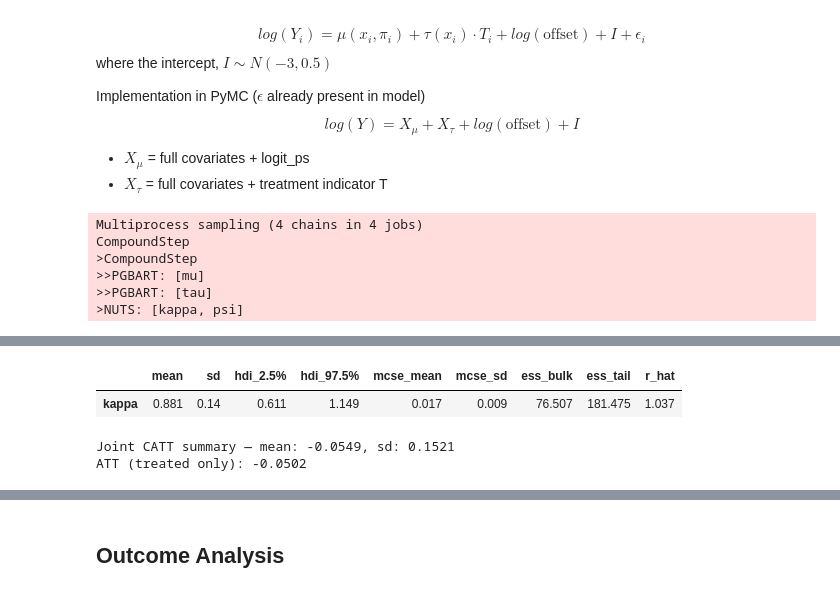
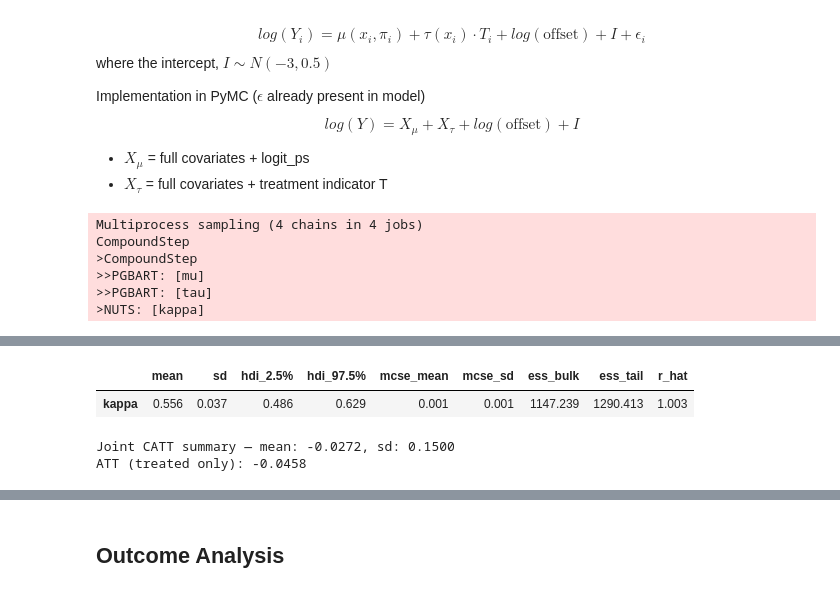
Before and after one commit to nweerasuriya/omscs, a Jupyter notebook: ISYE6420/Project/count_outcome_bcf_ZINB.ipynb, the cells around one changed output, grey strips where cells are left out. Saved outputs shown, nothing was run; the diff lists cells and outputs as text; code cells hidden in the pictures.

```diff
--- a/ISYE6420/Project/count_outcome_bcf_ZINB.ipynb
+++ b/ISYE6420/Project/count_outcome_bcf_ZINB.ipynb
@@ -100,8 +105,8 @@ X_tau = X.values.astype(float)
 
 tau_model_config = {
     "n_trees": 50,       # stronger regularisation toward zero for treatment effects
-    "beta_prior": 2,     # more shrinkage towards homogenenous treatment effects
-    "alpha_prior": 0.5,
+    "beta_prior": 3,     # more shrinkage towards homogenenous treatment effects
+    "alpha_prior": 0.25,
 }
 # %% [markdown]
 ## Full Joint BCF Model
@@ -152,11 +157,13 @@ with pm.Model() as bcf_joint:
     lambda_ = pm.Deterministic("lambda_", mu + tau * T_shared + np.log(offset) + constant_intercept)
     # Overdispertion term
     kappa = pm.Exponential("kappa", lam=1)
+    # Psi term
+    #psi = pm.Beta("psi", alpha=1, beta=1)
 
-    # Likelihood as a zero-inflated negative binomial for count data
+    # Likelihood as a negative binomial for count data
     y_likelihood = pm.NegativeBinomial("y_likelihood", mu=pm.math.exp(lambda_), alpha=kappa, observed=y_obs)
 
-    trace_bcf = pm.sample(1000, tune=1000, random_seed=rng, chains=4, target_accept=0.95)
+    trace_bcf = pm.sample(1000, tune=2000, random_seed=rng, chains=4, target_accept=0.95)
 
 ppc = pm.sample_posterior_predictive(trace_bcf, model=bcf_joint)
 az.summary(trace_bcf, var_names=["kappa"], round_to=3, hdi_prob=0.95)
@@ -166,6 +173,6 @@ CompoundStep
 >CompoundStep
 >>PGBART: [mu]
 >>PGBART: [tau]
->NUTS: [kappa, psi]
+>NUTS: [kappa]
 [interactive output not drawn]
 [interactive output not drawn]
@@ -174,10 +180,10 @@ There were 3 divergences after tuning. Increase `target_accept` or reparameteriz
 The rhat statistic is larger than 1.01 for some parameters. This indicates problems during sampling. See https://arxiv.org/abs/1903.08008 for details
 The effective sample size per chain is smaller than 100 for some parameters.  A higher number is needed for reliable rhat and ess computation. See https://arxiv.org/abs/1903.08008 for details
 Sampling: [y_likelihood]
 [interactive output not drawn]
 [interactive output not drawn]
 |  | mean | sd | hdi_2.5% | hdi_97.5% | mcse_mean | mcse_sd | ess_bulk | ess_tail | r_hat |
-| kappa | 0.881 | 0.14 | 0.611 | 1.149 | 0.017 | 0.009 | 76.507 | 181.475 | 1.037 |
+| kappa | 0.556 | 0.037 | 0.486 | 0.629 | 0.001 | 0.001 | 1147.239 | 1290.413 | 1.003 |
 # %%
 # Extract CATTs from joint model
 mu_joint  = trace_bcf.posterior["mu"].mean(dim=["chain", "draw"]).values
@@ -187,6 +193,6 @@ tau_joint_sd = trace_bcf.posterior["tau"].std(dim=["chain", "draw"]).values
 print(f"Joint CATT summary — mean: {tau_joint.mean():.4f}, sd: {tau_joint.std():.4f}")
 print(f"ATT (treated only): {tau_joint[T == 1].mean():.4f}")
 # %% [output]
-Joint CATT summary — mean: -0.0549, sd: 0.1521
-ATT (treated only): -0.0502
+Joint CATT summary — mean: -0.0272, sd: 0.1500
+ATT (treated only): -0.0458
 # %%
```
Also changed, not shown: parts of 31 cells of this notebook, 2 other files.
